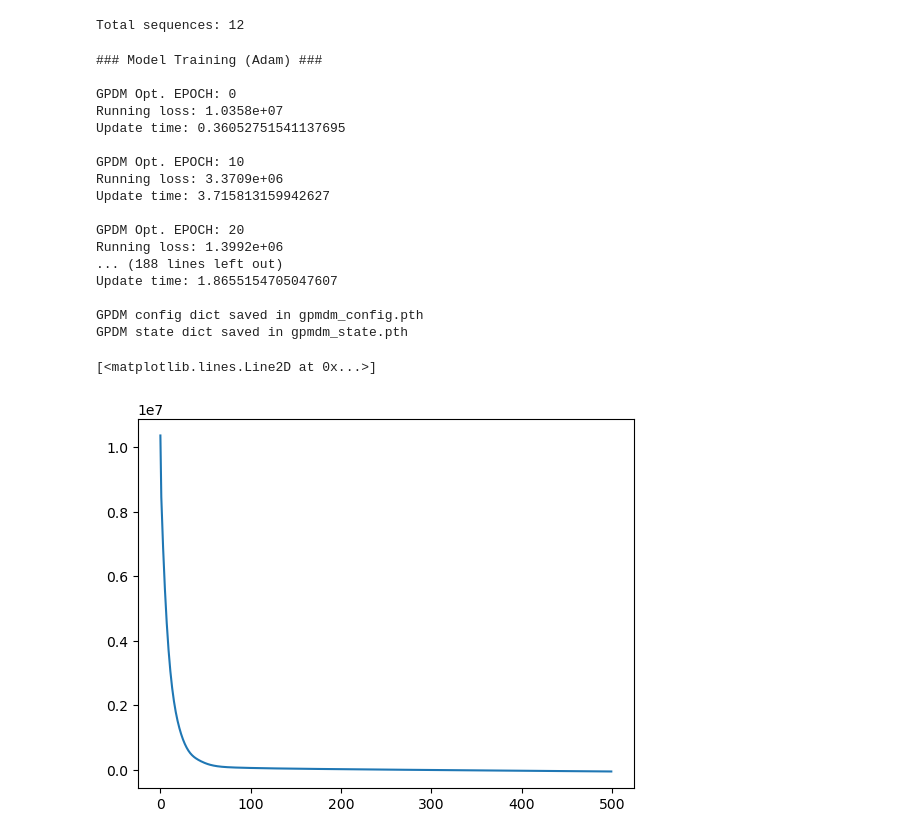
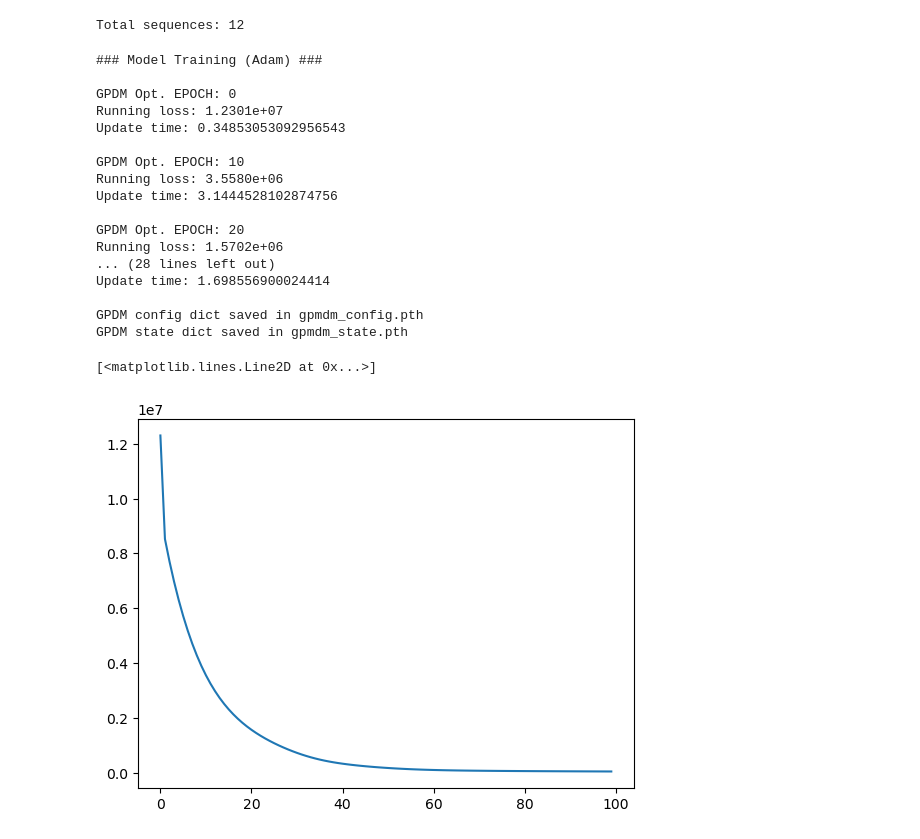
Before and after one commit to Priyanshu4/gpmdm, a Jupyter notebook: train_gpmdm.ipynb, the cells around one changed output. Cells and saved outputs as stored; diff of their text form; code cells hidden in the pictures.

```diff
--- a/train_gpmdm.ipynb
+++ b/train_gpmdm.ipynb
@@ -25,7 +22,7 @@ walk_train_arrs = [df[reduced_columns].to_numpy().astype(np.float32)[::5, :] for
 run_train_dfs = [trial.as_dataframe() for trial in RUN_TRIALS_TRAIN]
 run_train_arrs = [df[reduced_columns].to_numpy().astype(np.float32)[::5, :] for df in run_train_dfs]
 # %%
-d = 3 # latent space dimension
+d = 4 # latent space dimension
 DOFs = len(reduced_columns)  # number of degrees of freedom
 
 dyn_back_step = 1 # Number of time steps to look back in the dynamics GP
@@ -66,31 +63,31 @@ print(f"Total sequences: {total_sequences}")
 Total sequences: 12
 # %%
 gpdm.init_X()
-losses = gpdm.train_adam(num_opt_steps=500, num_print_steps=10, lr=0.05)
+losses = gpdm.train_adam(num_opt_steps=100, num_print_steps=10, lr=0.05)
 
 gpdm.save(f'{gpdm_save_name}_config.pth', f'{gpdm_save_name}_state.pth')
 
 plt.plot(losses)
 # %% [output]
 ### Model Training (Adam) ###
 
 GPDM Opt. EPOCH: 0
-Running loss: 1.0358e+07
-Update time: 0.36052751541137695
+Running loss: 1.2301e+07
+Update time: 0.34853053092956543
 
 GPDM Opt. EPOCH: 10
-Running loss: 3.3709e+06
-Update time: 3.715813159942627
+Running loss: 3.5580e+06
+Update time: 3.1444528102874756
 
 GPDM Opt. EPOCH: 20
-Running loss: 1.3992e+06
-... (188 lines left out)
-Update time: 1.8655154705047607
+Running loss: 1.5702e+06
+... (28 lines left out)
+Update time: 1.698556900024414
 
 GPDM config dict saved in gpmdm_config.pth
 GPDM state dict saved in gpmdm_state.pth
 [<matplotlib.lines.Line2D at 0x...>]
-[figure, old version]
+[figure, new version]
 # %%
 # Plot the latent space
 fig = plt.figure(figsize=(10, 6))
```
Also changed, not shown: parts of 4 cells of this notebook, 4 other files.
